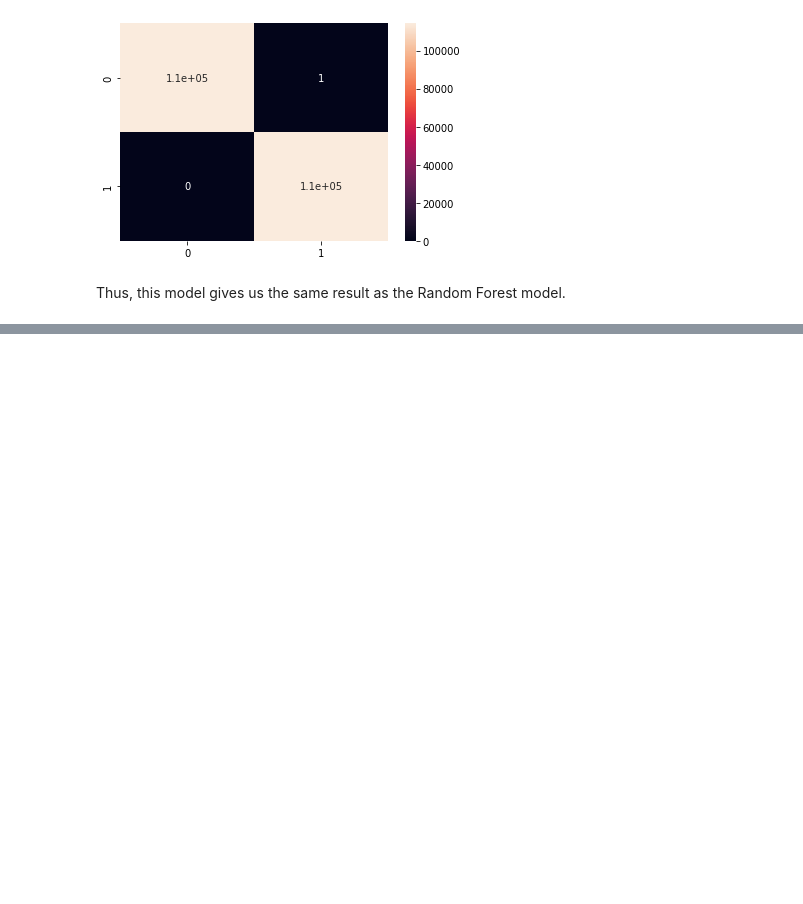
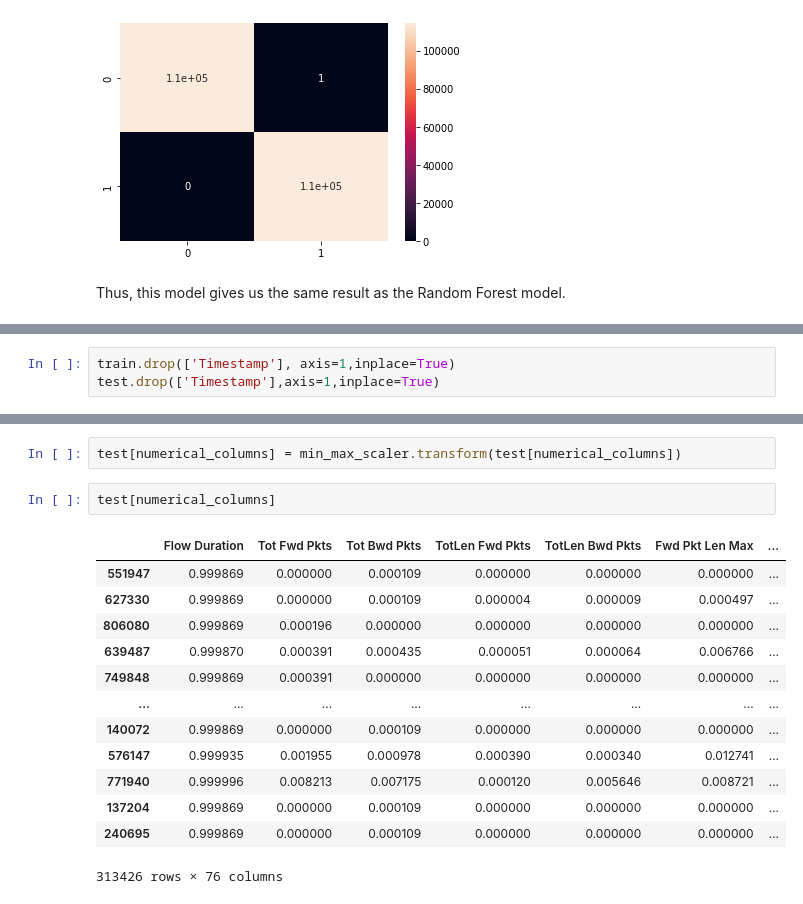
Before and after one commit to Blu3Meteor/DDoS-Detection, a Jupyter notebook: ddos-detection.ipynb, the cells around one changed output, grey strips where cells are left out. Saved outputs shown, nothing was run; the diff lists cells and outputs as text; blank space fills up the shorter version.

```diff
--- a/ddos-detection.ipynb
+++ b/ddos-detection.ipynb
@@ -614,0 +771,3 @@ Thus, this model gives us the same result as the Random Forest model.
+# %%
+train.drop(['Timestamp'], axis=1,inplace=True)
+test.drop(['Timestamp'],axis=1,inplace=True)
@@ -614,0 +794,18 @@ Thus, this model gives us the same result as the Random Forest model.
+# %%
+test[numerical_columns] = min_max_scaler.transform(test[numerical_columns])
+# %%
+test[numerical_columns]
+# %% [output]
+|  | Flow Duration | Tot Fwd Pkts | Tot Bwd Pkts | TotLen Fwd Pkts | TotLen Bwd Pkts | Fwd Pkt Len Max | ... |
+| 551947 | 0.999869 | 0.000000 | 0.000109 | 0.000000 | 0.000000 | 0.000000 | ... |
+| 627330 | 0.999869 | 0.000000 | 0.000109 | 0.000004 | 0.000009 | 0.000497 | ... |
+| 806080 | 0.999869 | 0.000196 | 0.000000 | 0.000000 | 0.000000 | 0.000000 | ... |
+| 639487 | 0.999870 | 0.000391 | 0.000435 | 0.000051 | 0.000064 | 0.006766 | ... |
+| 749848 | 0.999869 | 0.000391 | 0.000000 | 0.000000 | 0.000000 | 0.000000 | ... |
+| ... | ... | ... | ... | ... | ... | ... | ... |
+| 140072 | 0.999869 | 0.000000 | 0.000109 | 0.000000 | 0.000000 | 0.000000 | ... |
+| 576147 | 0.999935 | 0.001955 | 0.000978 | 0.000390 | 0.000340 | 0.012741 | ... |
+| 771940 | 0.999996 | 0.008213 | 0.007175 | 0.000120 | 0.005646 | 0.008721 | ... |
+| 137204 | 0.999869 | 0.000000 | 0.000109 | 0.000000 | 0.000000 | 0.000000 | ... |
+| 240695 | 0.999869 | 0.000000 | 0.000109 | 0.000000 | 0.000000 | 0.000000 | ... |
+313426 rows × 76 columns
```
Also changed, not shown: parts of 36 cells of this notebook.
